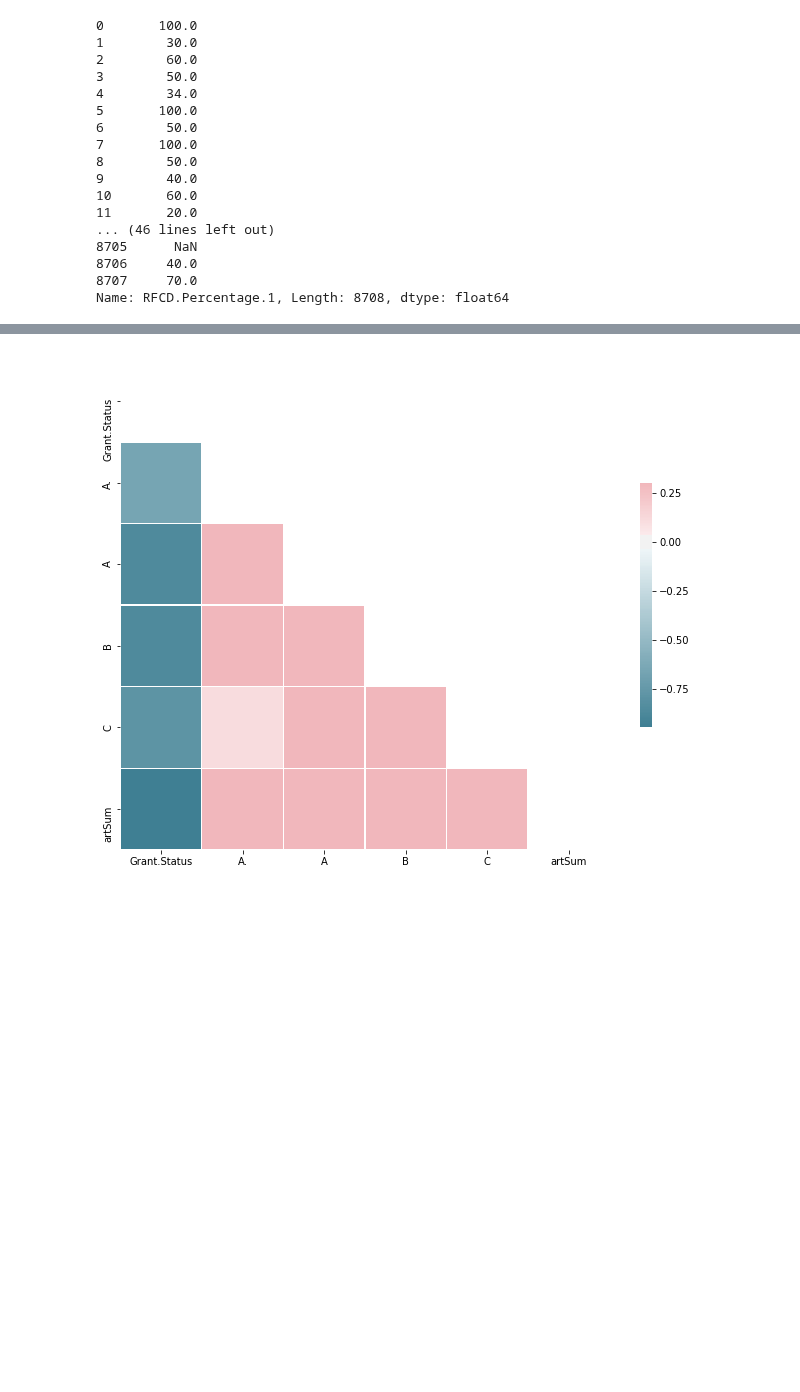
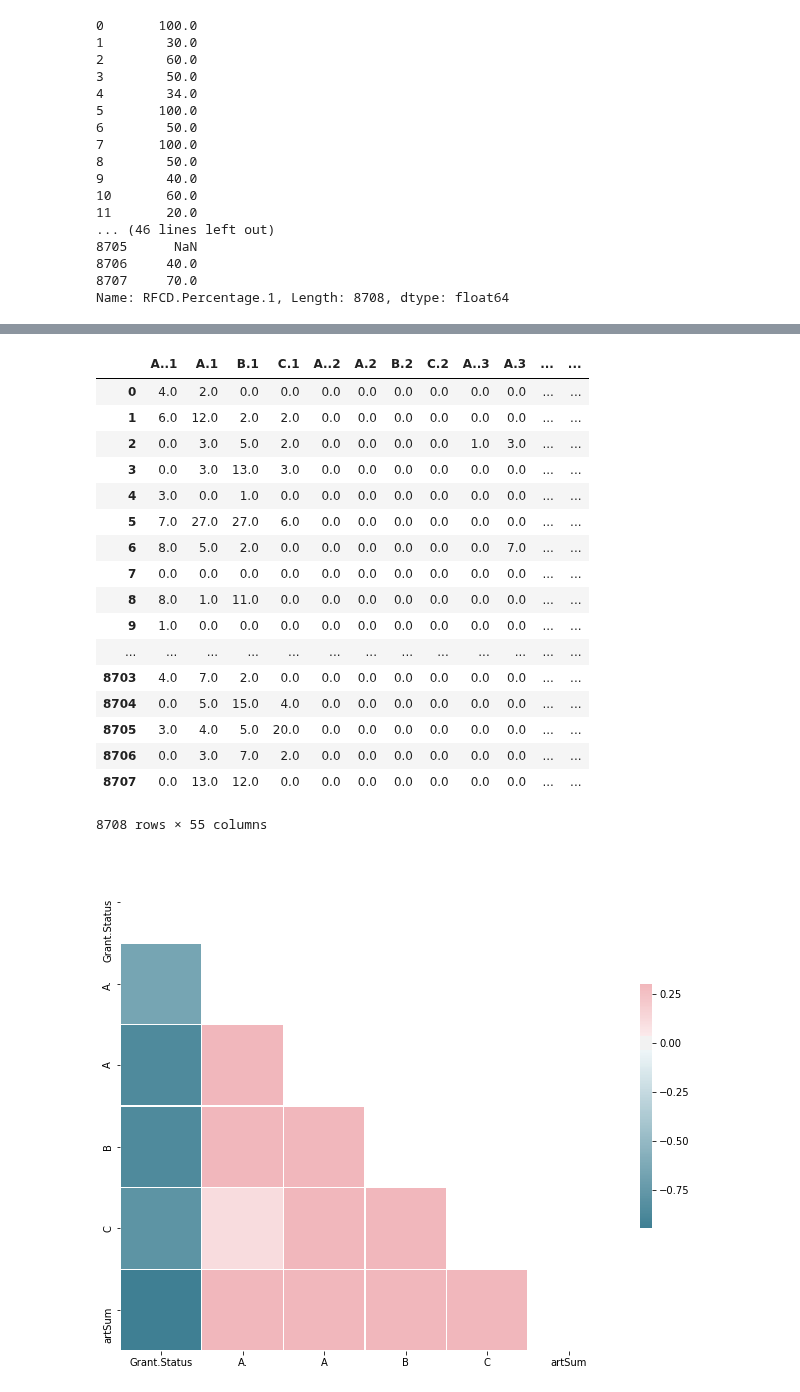
Before and after one commit to 2018HCIntern/2018HCIntern, a Jupyter notebook: GAN/milestone.grant/eda.ipynb, the cells around one changed output, grey strips where cells are left out. Drawn from its saved outputs; the diff is of its cells as text; code cells hidden in the pictures; blank space fills up the shorter version.

```diff
--- a/GAN/milestone.grant/eda.ipynb
+++ b/GAN/milestone.grant/eda.ipynb
@@ -105,3 +105,7 @@ tr_d[['A.', 'A', 'B', 'C']]
 tr_d['artSum'] = tr_d[['A.', 'A', 'B', 'C']].sum(axis = 1)
 # %%
 article_sum = tr_d[['Grant.Status', 'A.', 'A', 'B', 'C', 'artSum']].corr()
+# %%
+r = re.compile('^[A-Z][.]+\d+$')
+article_list = [i for i in list(tr_d) if r.match(i)]
+tr_d[['Grant.Status'] + article_list].corr()['Grant.Status'].sort_values(ascending=False)
@@ -108,3 +130,25 @@ article_sum = tr_d[['Grant.Status', 'A.', 'A', 'B', 'C', 'artSum']].corr()
+# %%
+tr_d[article_list] = tr_d[article_list].fillna(0)
+tr_d[article_list]
+# %% [output]
+|  | A..1 | A.1 | B.1 | C.1 | A..2 | A.2 | B.2 | C.2 | A..3 | A.3 | ... | ... |
+| 0 | 4.0 | 2.0 | 0.0 | 0.0 | 0.0 | 0.0 | 0.0 | 0.0 | 0.0 | 0.0 | ... | ... |
+| 1 | 6.0 | 12.0 | 2.0 | 2.0 | 0.0 | 0.0 | 0.0 | 0.0 | 0.0 | 0.0 | ... | ... |
+| 2 | 0.0 | 3.0 | 5.0 | 2.0 | 0.0 | 0.0 | 0.0 | 0.0 | 1.0 | 3.0 | ... | ... |
+| 3 | 0.0 | 3.0 | 13.0 | 3.0 | 0.0 | 0.0 | 0.0 | 0.0 | 0.0 | 0.0 | ... | ... |
+| 4 | 3.0 | 0.0 | 1.0 | 0.0 | 0.0 | 0.0 | 0.0 | 0.0 | 0.0 | 0.0 | ... | ... |
+| 5 | 7.0 | 27.0 | 27.0 | 6.0 | 0.0 | 0.0 | 0.0 | 0.0 | 0.0 | 0.0 | ... | ... |
+| 6 | 8.0 | 5.0 | 2.0 | 0.0 | 0.0 | 0.0 | 0.0 | 0.0 | 0.0 | 7.0 | ... | ... |
+| 7 | 0.0 | 0.0 | 0.0 | 0.0 | 0.0 | 0.0 | 0.0 | 0.0 | 0.0 | 0.0 | ... | ... |
+| 8 | 8.0 | 1.0 | 11.0 | 0.0 | 0.0 | 0.0 | 0.0 | 0.0 | 0.0 | 0.0 | ... | ... |
+| 9 | 1.0 | 0.0 | 0.0 | 0.0 | 0.0 | 0.0 | 0.0 | 0.0 | 0.0 | 0.0 | ... | ... |
+| ... | ... | ... | ... | ... | ... | ... | ... | ... | ... | ... | ... | ... |
+| 8703 | 4.0 | 7.0 | 2.0 | 0.0 | 0.0 | 0.0 | 0.0 | 0.0 | 0.0 | 0.0 | ... | ... |
+| 8704 | 0.0 | 5.0 | 15.0 | 4.0 | 0.0 | 0.0 | 0.0 | 0.0 | 0.0 | 0.0 | ... | ... |
+| 8705 | 3.0 | 4.0 | 5.0 | 20.0 | 0.0 | 0.0 | 0.0 | 0.0 | 0.0 | 0.0 | ... | ... |
+| 8706 | 0.0 | 3.0 | 7.0 | 2.0 | 0.0 | 0.0 | 0.0 | 0.0 | 0.0 | 0.0 | ... | ... |
+| 8707 | 0.0 | 13.0 | 12.0 | 0.0 | 0.0 | 0.0 | 0.0 | 0.0 | 0.0 | 0.0 | ... | ... |
+8708 rows × 55 columns
 # %%
 show_corr(article_sum)
 # %% [output]
```
Also changed, not shown: parts of 23 cells of this notebook, 1 other file.
